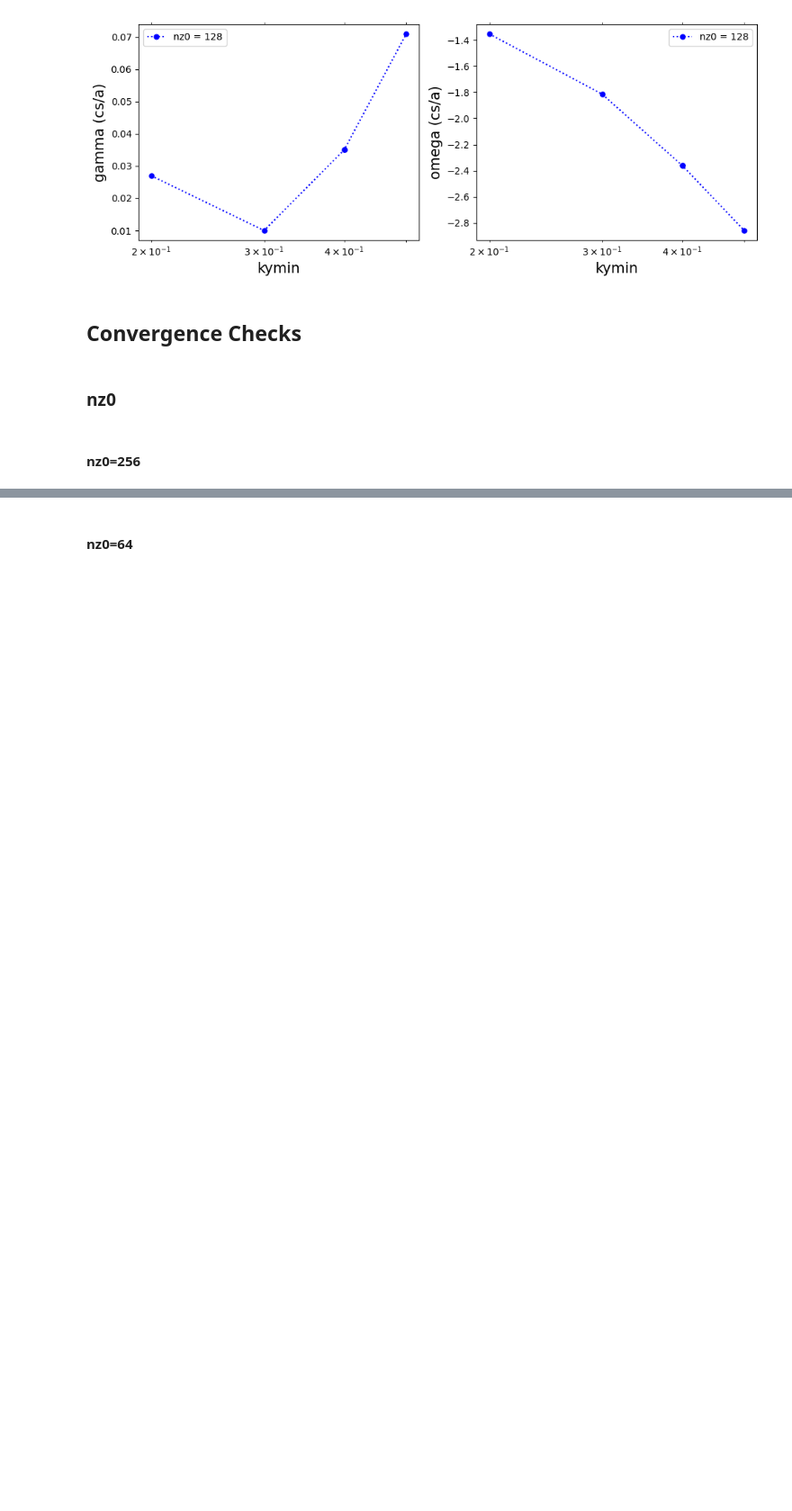
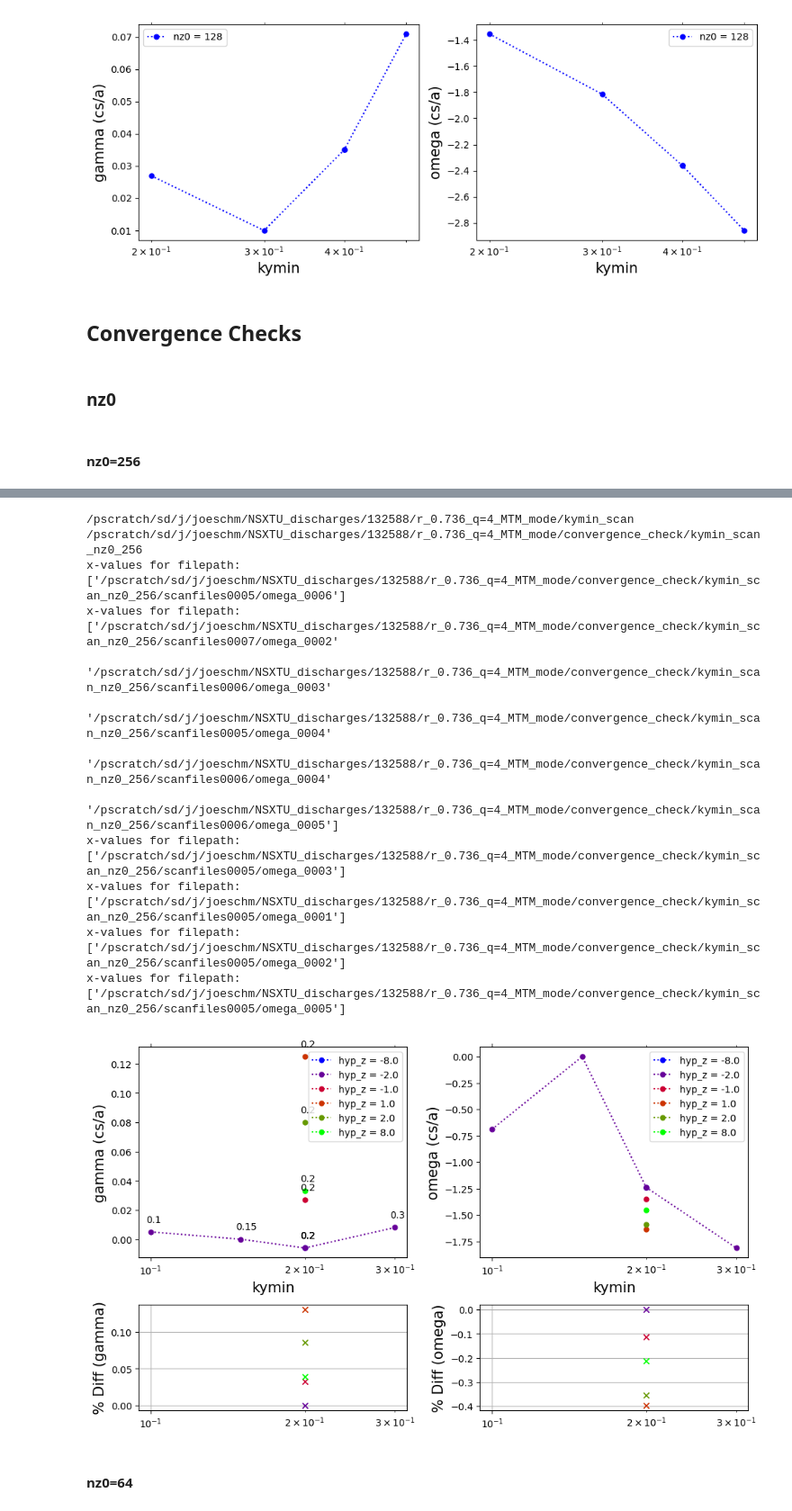
Before and after one commit to joeyschmidt97/NSTXU_lithium_study, a Jupyter notebook: high_triangularity/132588/r_0.736_q=4/132588_q=4_analysis.ipynb, the cells around one changed output, grey strips where cells are left out. Shown at 90% size. Cells and saved outputs as stored; diff of their text form; code cells hidden in the pictures; blank space fills up the shorter version.

```diff
--- a/high_triangularity/132588/r_0.736_q=4/132588_q=4_analysis.ipynb
+++ b/high_triangularity/132588/r_0.736_q=4/132588_q=4_analysis.ipynb
@@ -151,3 +103,24 @@ Axes(0.547727,0.11;0.352273x0.233333)
+# %%
+print(kymin_path)
+print(nz0_0)
+
+nz0_paths_1 = [kymin_path, nz0_0]
+
+gamma_omega_plot(nz0_paths_1, label_key='hyp_z', criteria_list=['0<kymin<0.4', 'nz0==256'], verbose=True)
+# %% [output]
+/pscratch/sd/j/joeschm/NSXTU_discharges/132588/r_0.736_q=4_MTM_mode/kymin_scan
+/pscratch/sd/j/joeschm/NSXTU_discharges/132588/r_0.736_q=4_MTM_mode/convergence_check/kymin_scan_nz0_256
+x-values for filepath: ['/pscratch/sd/j/joeschm/NSXTU_discharges/132588/r_0.736_q=4_MTM_mode/convergence_check/kymin_scan_nz0_256/scanfiles0005/omega_0006']
+x-values for filepath: ['/pscratch/sd/j/joeschm/NSXTU_discharges/132588/r_0.736_q=4_MTM_mode/convergence_check/kymin_scan_nz0_256/scanfiles0007/omega_0002'
+ '/pscratch/sd/j/joeschm/NSXTU_discharges/132588/r_0.736_q=4_MTM_mode/convergence_check/kymin_scan_nz0_256/scanfiles0006/omega_0003'
+ '/pscratch/sd/j/joeschm/NSXTU_discharges/132588/r_0.736_q=4_MTM_mode/convergence_check/kymin_scan_nz0_256/scanfiles0005/omega_0004'
+ '/pscratch/sd/j/joeschm/NSXTU_discharges/132588/r_0.736_q=4_MTM_mode/convergence_check/kymin_scan_nz0_256/scanfiles0006/omega_0004'
+ '/pscratch/sd/j/joeschm/NSXTU_discharges/132588/r_0.736_q=4_MTM_mode/convergence_check/kymin_scan_nz0_256/scanfiles0006/omega_0005']
+x-values for filepath: ['/pscratch/sd/j/joeschm/NSXTU_discharges/132588/r_0.736_q=4_MTM_mode/convergence_check/kymin_scan_nz0_256/scanfiles0005/omega_0003']
+x-values for filepath: ['/pscratch/sd/j/joeschm/NSXTU_discharges/132588/r_0.736_q=4_MTM_mode/convergence_check/kymin_scan_nz0_256/scanfiles0005/omega_0001']
+x-values for filepath: ['/pscratch/sd/j/joeschm/NSXTU_discharges/132588/r_0.736_q=4_MTM_mode/convergence_check/kymin_scan_nz0_256/scanfiles0005/omega_0002']
+x-values for filepath: ['/pscratch/sd/j/joeschm/NSXTU_discharges/132588/r_0.736_q=4_MTM_mode/convergence_check/kymin_scan_nz0_256/scanfiles0005/omega_0005']
+[figure, added]
 # %% [markdown]
 #### nz0=64
 # %%
```
Also changed, not shown: parts of 6 cells of this notebook.
